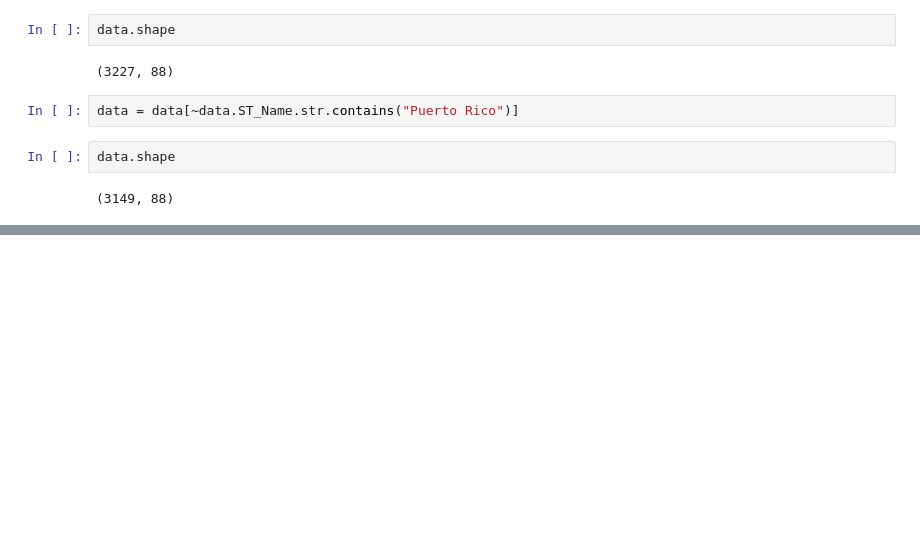
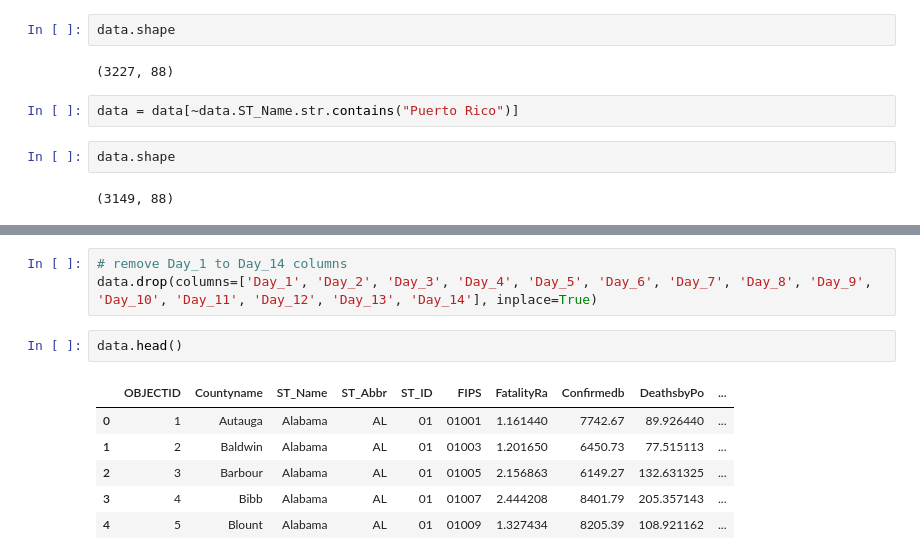
Before and after one commit to datascisteven/The-Masked-Politic, a Jupyter notebook: Phase_3_Project.ipynb, the cells around one changed output, grey strips where cells are left out. Drawn from its saved outputs; the diff is of its cells as text; blank space fills up the shorter version.

```diff
--- a/Phase_3_Project.ipynb
+++ b/Phase_3_Project.ipynb
@@ -299,0 +216,12 @@ AttributeError: 'NoneType' object has no attribute 'shape'
+# %%
+# remove Day_1 to Day_14 columns
+data.drop(columns=['Day_1', 'Day_2', 'Day_3', 'Day_4', 'Day_5', 'Day_6', 'Day_7', 'Day_8', 'Day_9', 'Day_10', 'Day_11', 'Day_12', 'Day_13', 'Day_14'], inplace=True)
+# %%
+data.head()
+# %% [output]
+|  | OBJECTID | Countyname | ST_Name | ST_Abbr | ST_ID | FIPS | FatalityRa | Confirmedb | DeathsbyPo | ... |
+| 0 | 1 | Autauga | Alabama | AL | 01 | 01001 | 1.161440 | 7742.67 | 89.926440 | ... |
+| 1 | 2 | Baldwin | Alabama | AL | 01 | 01003 | 1.201650 | 6450.73 | 77.515113 | ... |
+| 2 | 3 | Barbour | Alabama | AL | 01 | 01005 | 2.156863 | 6149.27 | 132.631325 | ... |
+| 3 | 4 | Bibb | Alabama | AL | 01 | 01007 | 2.444208 | 8401.79 | 205.357143 | ... |
+| 4 | 5 | Blount | Alabama | AL | 01 | 01009 | 1.327434 | 8205.39 | 108.921162 | ... |
```
Also changed, not shown: parts of 33 cells of this notebook.
